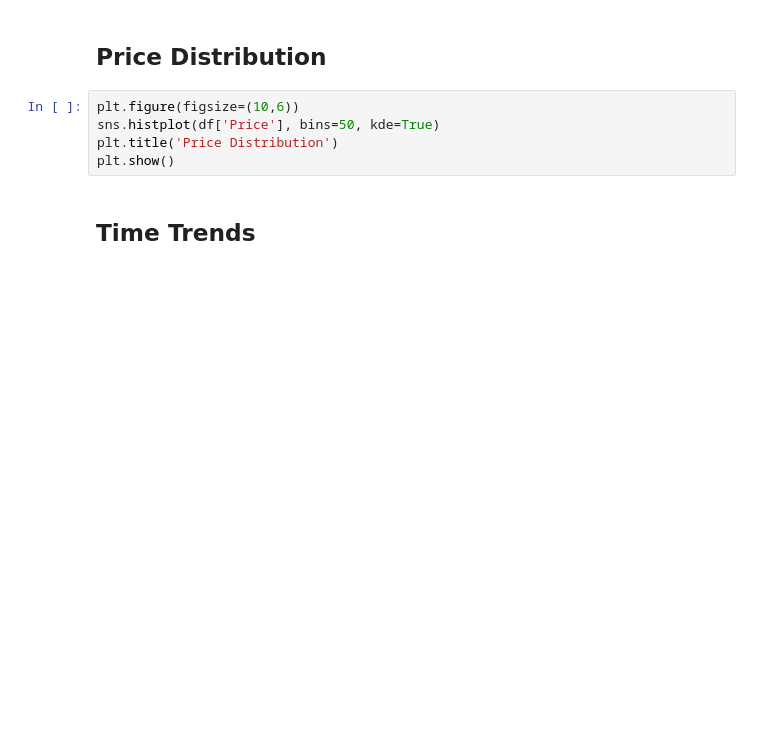
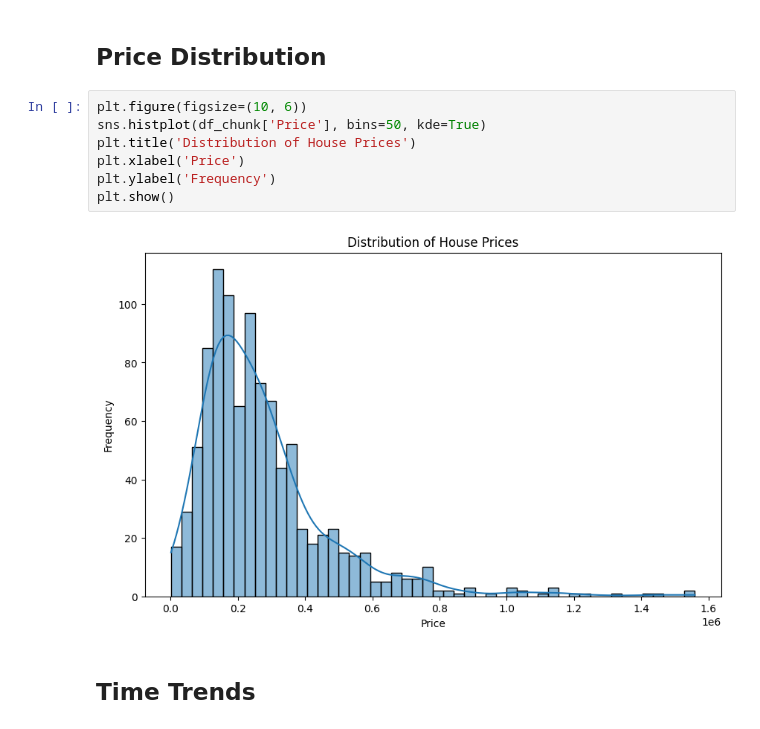
Before and after one commit to FinnbarrAmbrose/UK-Home-Price-Predictor, a Jupyter notebook: jupyter_notebooks/03 -Exploratory Data Analysis.ipynb, the cells around one changed output. Drawn from its saved outputs; the diff is of its cells as text; blank space fills up the shorter version.

```diff
--- a/jupyter_notebooks/03 -Exploratory Data Analysis.ipynb
+++ b/jupyter_notebooks/03 -Exploratory Data Analysis.ipynb
@@ -36,10 +66,14 @@ for col in ['Old/New','Duration','County','Town/City']:
 # %% [markdown]
 ## Price Distribution
 # %%
-plt.figure(figsize=(10,6))
-sns.histplot(df['Price'], bins=50, kde=True)
-plt.title('Price Distribution')
+plt.figure(figsize=(10, 6))
+sns.histplot(df_chunk['Price'], bins=50, kde=True)
+plt.title('Distribution of House Prices')
+plt.xlabel('Price')
+plt.ylabel('Frequency')
 plt.show()
+# %% [output]
+[figure, added]
 # %% [markdown]
 ## Time Trends
 # %%
```
Also changed, not shown: parts of 3 cells of this notebook.
